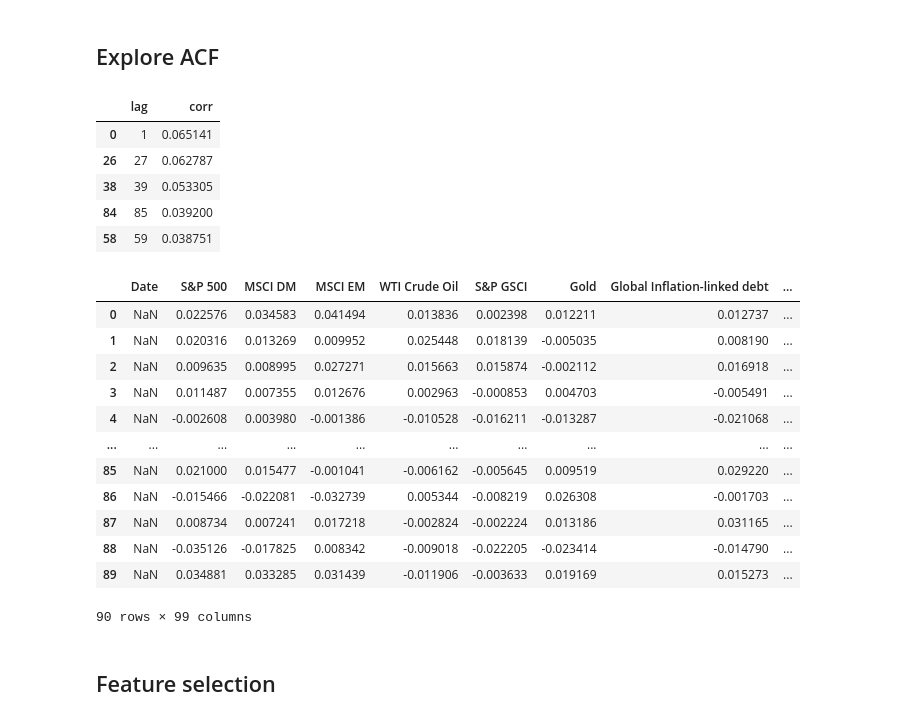
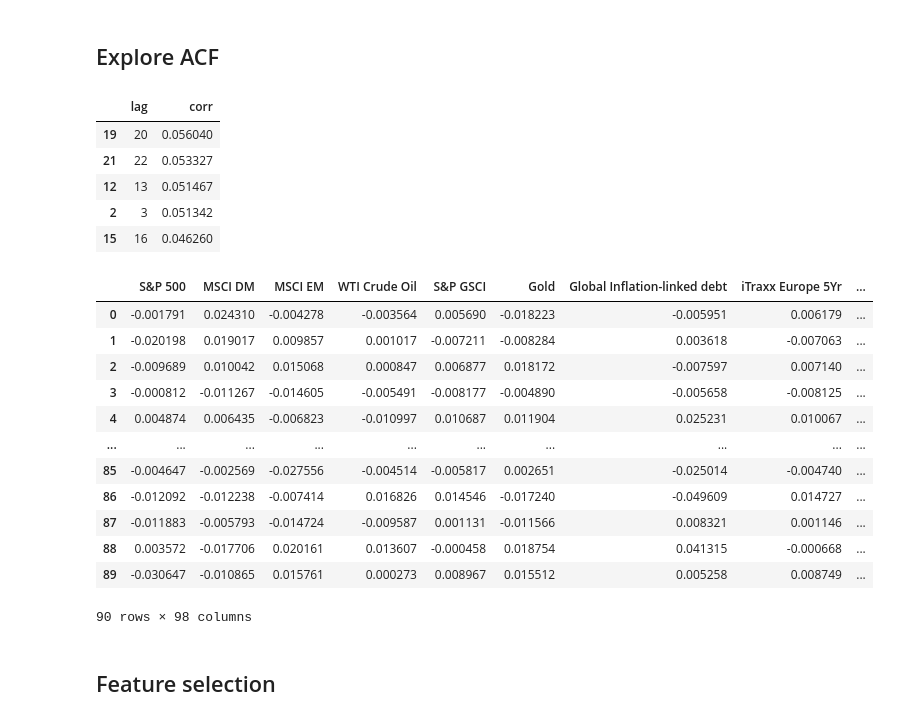
Before and after one commit to JBaldys/APlusBernstein-Project, a Jupyter notebook: notebooks/modeling/value/features.ipynb, the cells around one changed output. Cells and saved outputs as stored; diff of their text form; code cells hidden in the pictures.

```diff
--- a/notebooks/modeling/value/features.ipynb
+++ b/notebooks/modeling/value/features.ipynb
@@ -12,17 +12,19 @@ from src.constants import processed_data_dir
-# %%
-df = pd.read_csv(processed_data_dir / "df_model_value.csv")
+# %%
+df_train = pd.read_csv(model_data_dir / "train_regression.csv").drop(["sc_1d_fwd_rel_ret", "mom_1d_fwd_rel_ret"], axis=1)
+
+dates = df_train.pop("Date")
 # %% [markdown]
 ## Explore ACF
 # %%
-auto_cor = [{"lag": lag, "corr": df["value_1d_fwd_rel_ret"].autocorr(lag)} for lag in range(1, 90)]
+auto_cor = [{"lag": lag, "corr": df_train["value_1d_fwd_rel_ret"].autocorr(lag)} for lag in range(1, 90)]
 pd.DataFrame(auto_cor).sort_values("corr", ascending=False).head()
 # %% [output]
 |  | lag | corr |
-| 0 | 1 | 0.065141 |
-| 26 | 27 | 0.062787 |
-| 38 | 39 | 0.053305 |
-| 84 | 85 | 0.039200 |
-| 58 | 59 | 0.038751 |
+| 19 | 20 | 0.056040 |
+| 21 | 22 | 0.053327 |
+| 12 | 13 | 0.051467 |
+| 2 | 3 | 0.051342 |
+| 15 | 16 | 0.046260 |
 # %%
 def cross_corr(df, target, col, lag):
     if col not in ["Date", "value_1d_fwd_rel_ret"]:
@@ -33,28 +35,28 @@ def cross_corr(df, target, col, lag):
 
     return np.nan
 
-def cross_corrs(df = df, target = "value_1d_fwd_rel_ret", lag = 1):
+def cross_corrs(df = df_train, target = "value_1d_fwd_rel_ret", lag = 1):
     corr_dict= {}
     for col in df.columns.tolist():
         corr_dict[col] = cross_corr(df, target, col, lag)
     return corr_dict
 # %%
-corrs = pd.DataFrame([cross_corrs(df, "value_1d_fwd_rel_ret", lag)
+corrs = pd.DataFrame([cross_corrs(df_train, "value_1d_fwd_rel_ret", lag)
                             for lag in range(1, 91)])
 corrs
 # %% [output]
-|  | Date | S&P 500 | MSCI DM | MSCI EM | WTI Crude Oil | S&P GSCI | Gold | Global Inflation-linked debt | ... |
-| 0 | NaN | 0.022576 | 0.034583 | 0.041494 | 0.013836 | 0.002398 | 0.012211 | 0.012737 | ... |
-| 1 | NaN | 0.020316 | 0.013269 | 0.009952 | 0.025448 | 0.018139 | -0.005035 | 0.008190 | ... |
-| 2 | NaN | 0.009635 | 0.008995 | 0.027271 | 0.015663 | 0.015874 | -0.002112 | 0.016918 | ... |
-| 3 | NaN | 0.011487 | 0.007355 | 0.012676 | 0.002963 | -0.000853 | 0.004703 | -0.005491 | ... |
-| 4 | NaN | -0.002608 | 0.003980 | -0.001386 | -0.010528 | -0.016211 | -0.013287 | -0.021068 | ... |
+|  | S&P 500 | MSCI DM | MSCI EM | WTI Crude Oil | S&P GSCI | Gold | Global Inflation-linked debt | iTraxx Europe 5Yr | ... |
+| 0 | -0.001791 | 0.024310 | -0.004278 | -0.003564 | 0.005690 | -0.018223 | -0.005951 | 0.006179 | ... |
+| 1 | -0.020198 | 0.019017 | 0.009857 | 0.001017 | -0.007211 | -0.008284 | 0.003618 | -0.007063 | ... |
+| 2 | -0.009689 | 0.010042 | 0.015068 | 0.000847 | 0.006877 | 0.018172 | -0.007597 | 0.007140 | ... |
+| 3 | -0.000812 | -0.011267 | -0.014605 | -0.005491 | -0.008177 | -0.004890 | -0.005658 | -0.008125 | ... |
+| 4 | 0.004874 | 0.006435 | -0.006823 | -0.010997 | 0.010687 | 0.011904 | 0.025231 | 0.010067 | ... |
 | ... | ... | ... | ... | ... | ... | ... | ... | ... | ... |
-| 85 | NaN | 0.021000 | 0.015477 | -0.001041 | -0.006162 | -0.005645 | 0.009519 | 0.029220 | ... |
-| 86 | NaN | -0.015466 | -0.022081 | -0.032739 | 0.005344 | -0.008219 | 0.026308 | -0.001703 | ... |
-| 87 | NaN | 0.008734 | 0.007241 | 0.017218 | -0.002824 | -0.002224 | 0.013186 | 0.031165 | ... |
-| 88 | NaN | -0.035126 | -0.017825 | 0.008342 | -0.009018 | -0.022205 | -0.023414 | -0.014790 | ... |
-| 89 | NaN | 0.034881 | 0.033285 | 0.031439 | -0.011906 | -0.003633 | 0.019169 | 0.015273 | ... |
+| 85 | -0.004647 | -0.002569 | -0.027556 | -0.004514 | -0.005817 | 0.002651 | -0.025014 | -0.004740 | ... |
+| 86 | -0.012092 | -0.012238 | -0.007414 | 0.016826 | 0.014546 | -0.017240 | -0.049609 | 0.014727 | ... |
+| 87 | -0.011883 | -0.005793 | -0.014724 | -0.009587 | 0.001131 | -0.011566 | 0.008321 | 0.001146 | ... |
+| 88 | 0.003572 | -0.017706 | 0.020161 | 0.013607 | -0.000458 | 0.018754 | 0.041315 | -0.000668 | ... |
+| 89 | -0.030647 | -0.010865 | 0.015761 | 0.000273 | 0.008967 | 0.015512 | 0.005258 | 0.008749 | ... |
-90 rows × 99 columns
+90 rows × 98 columns
 # %% [markdown]
 ## Feature selection
```
Also changed, not shown: parts of 17 cells of this notebook.
